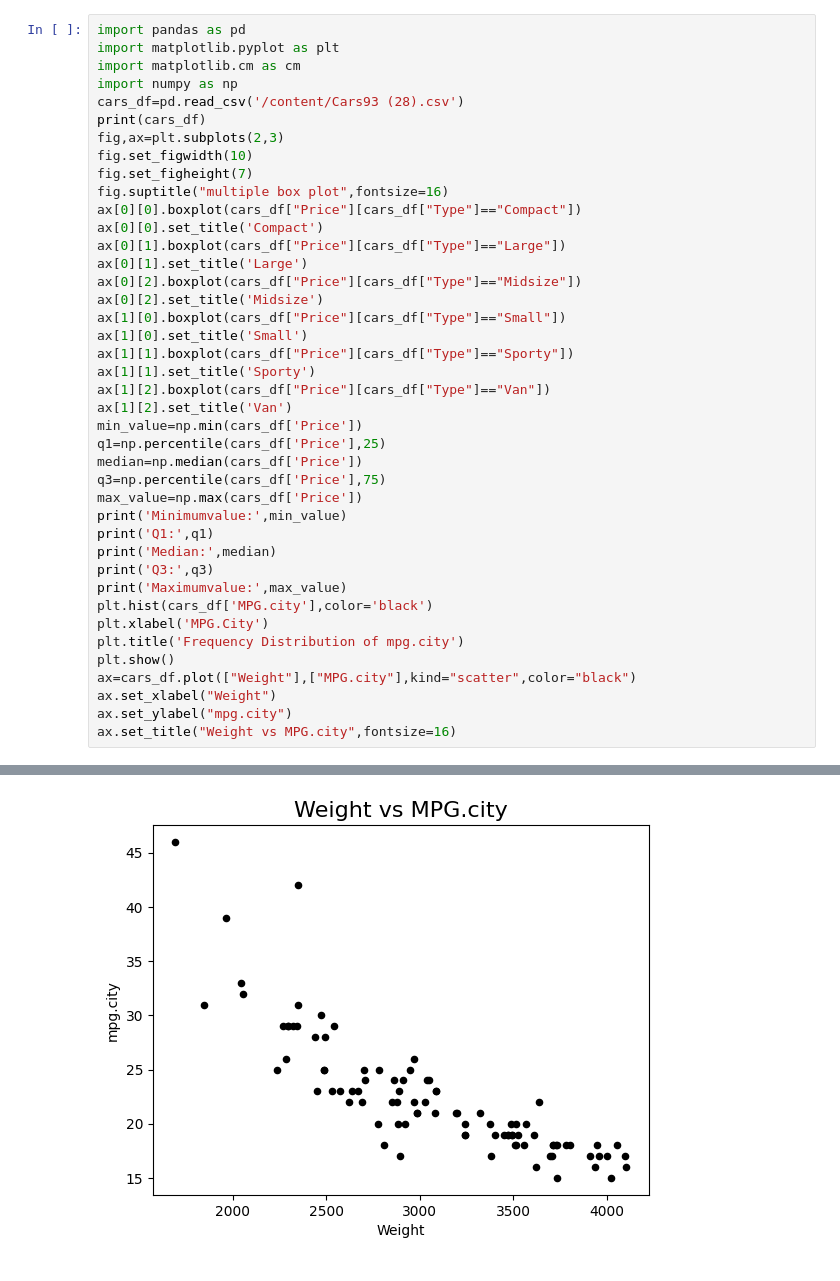
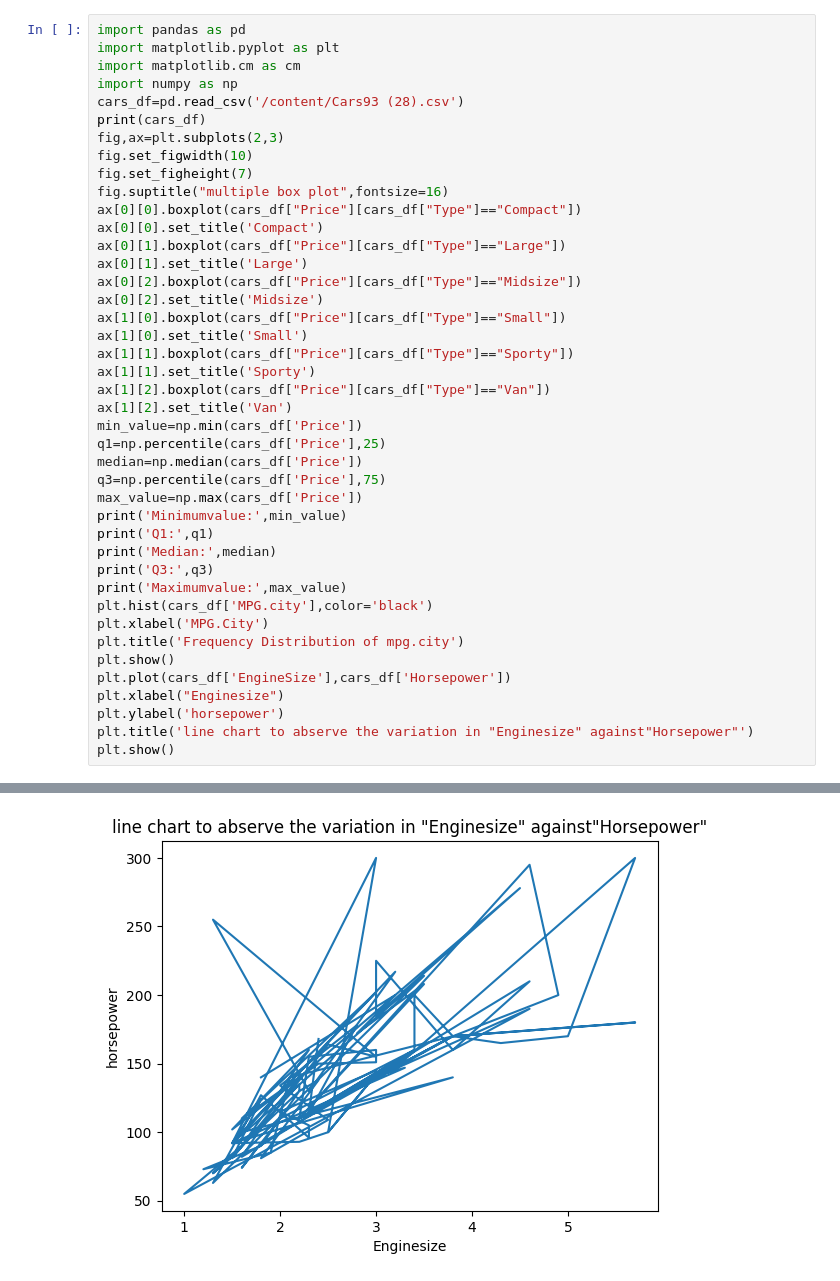
Before and after one commit to varshitha0041/vs, a Jupyter notebook: rh.ipynb, the cells around one changed output, grey strips where cells are left out. Drawn from its saved outputs; the diff is of its cells as text.

```diff
--- a/rh.ipynb
+++ b/rh.ipynb
@@ -37,10 +37,11 @@ plt.hist(cars_df['MPG.city'],color='black')
 plt.xlabel('MPG.City')
 plt.title('Frequency Distribution of mpg.city')
 plt.show()
-ax=cars_df.plot(["Weight"],["MPG.city"],kind="scatter",color="black")
-ax.set_xlabel("Weight")
-ax.set_ylabel("mpg.city")
-ax.set_title("Weight vs MPG.city",fontsize=16)
+plt.plot(cars_df['EngineSize'],cars_df['Horsepower'])
+plt.xlabel("Enginesize")
+plt.ylabel('horsepower')
+plt.title('line chart to abserve the variation in "Enginesize" against"Horsepower"')
+plt.show()
 # %% [output]
     Id Manufacturer    Model     Type  Min.Price  Price  Max.Price  MPG.city  \
 0    1        Acura  Integra    Small       12.9   15.9       18.8        25
@@ -64 +64 @@ Text(0.5, 1.0, 'Weight vs MPG.city')
-[figure, old version]
+[figure, new version]
```
Also changed, not shown: parts of 1 cell of this notebook.
